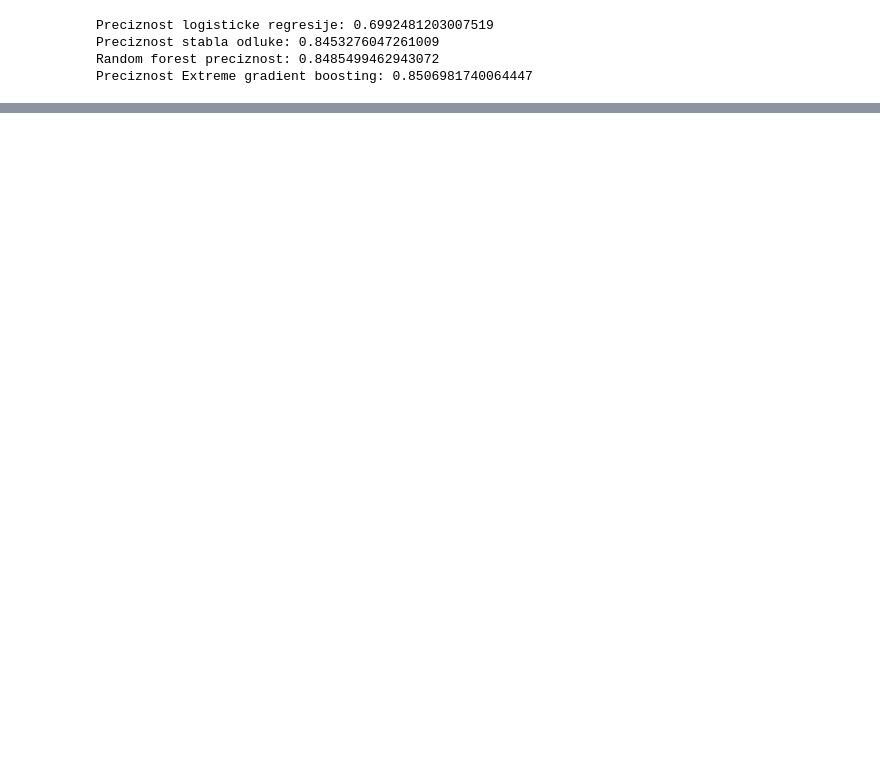
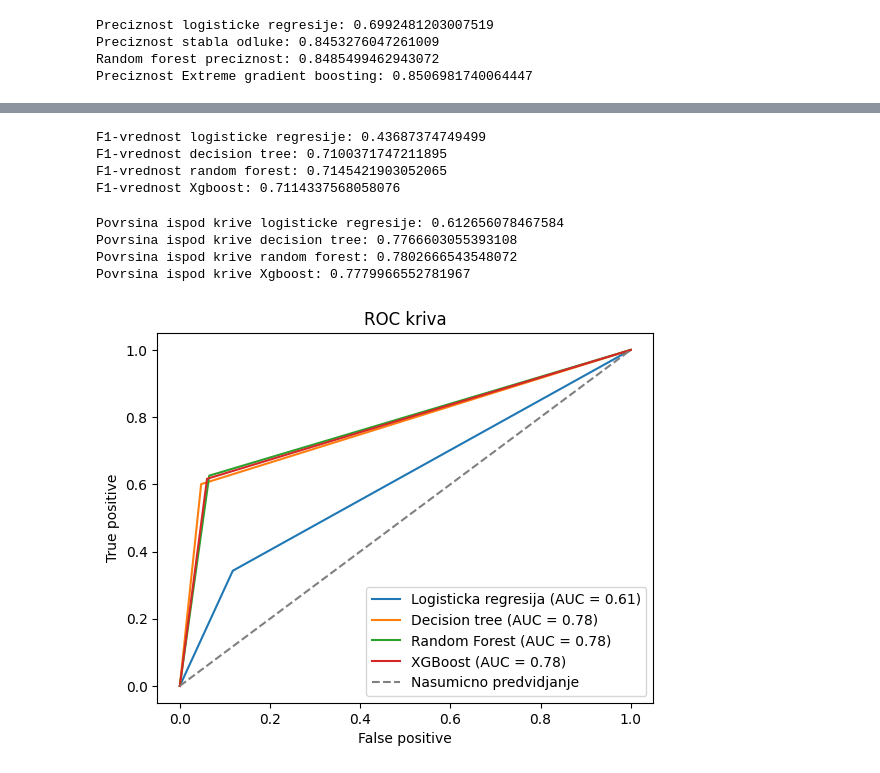
Before and after one commit to SV25-22/numericki, a Jupyter notebook: projekat.ipynb, the cells around one changed output, grey strips where cells are left out. Drawn from its saved outputs; the diff is of its cells as text; code cells hidden in the pictures; blank space fills up the shorter version.

```diff
--- a/projekat.ipynb
+++ b/projekat.ipynb
@@ -784,0 +894,46 @@ ValueError: could not convert string to float: 'Bachelors'
+# %%
+print("F1-vrednost logisticke regresije:", f1_score(y_test, logreg_test_preds))
+print("F1-vrednost decision tree:", f1_score(y_test, dt_test_preds))
+print("F1-vrednost random forest:", f1_score(y_test, rf_test_preds))
+print("F1-vrednost Xgboost:", f1_score(y_test, xgb_test_preds))
+# %% [output]
+F1-vrednost logisticke regresije: 0.43687374749499
+F1-vrednost decision tree: 0.7100371747211895
+F1-vrednost random forest: 0.7145421903052065
+F1-vrednost Xgboost: 0.7114337568058076
+# %%
+logreg_fpr, logreg_tpr, _ = roc_curve(y_test, logreg_test_preds)
+logreg_roc_auc = auc(logreg_fpr, logreg_tpr)
+
+dt_fpr, dt_tpr, _ = roc_curve(y_test, dt_test_preds)
+dt_roc_auc = auc(dt_fpr, dt_tpr)
+
+rf_fpr, rf_tpr, _ = roc_curve(y_test, rf_test_preds)
+rf_roc_auc = auc(rf_fpr, rf_tpr)
+
+xgb_fpr, xgb_tpr, _ = roc_curve(y_test, xgb_test_preds)
+xgb_roc_auc = auc(xgb_fpr, xgb_tpr)
+
+print("Povrsina ispod krive logisticke regresije:", logreg_roc_auc)
+print("Povrsina ispod krive decision tree:", dt_roc_auc)
+print("Povrsina ispod krive random forest:", rf_roc_auc)
+print("Povrsina ispod krive Xgboost:", xgb_roc_auc)
+
+#ROC kriva
+plt.figure()
+plt.plot(logreg_fpr, logreg_tpr, label='Logisticka regresija (AUC = {:.2f})'.format(logreg_roc_auc))
+plt.plot(dt_fpr, dt_tpr, label='Decision tree (AUC = {:.2f})'.format(dt_roc_auc))
+plt.plot(rf_fpr, rf_tpr, label='Random Forest (AUC = {:.2f})'.format(rf_roc_auc))
+plt.plot(xgb_fpr, xgb_tpr, label='XGBoost (AUC = {:.2f})'.format(xgb_roc_auc))
+plt.plot([0, 1], [0, 1], linestyle='--', color='gray', label='Nasumicno predvidjanje')
+plt.xlabel('False positive')
+plt.ylabel('True positive')
+plt.title('ROC kriva')
+plt.legend()
+plt.show()
+# %% [output]
+Povrsina ispod krive logisticke regresije: 0.612656078467584
+Povrsina ispod krive decision tree: 0.7766603055393108
+Povrsina ispod krive random forest: 0.7802666543548072
+Povrsina ispod krive Xgboost: 0.7779966552781967
+[figure, added]
```
Also changed, not shown: parts of 40 cells of this notebook.
